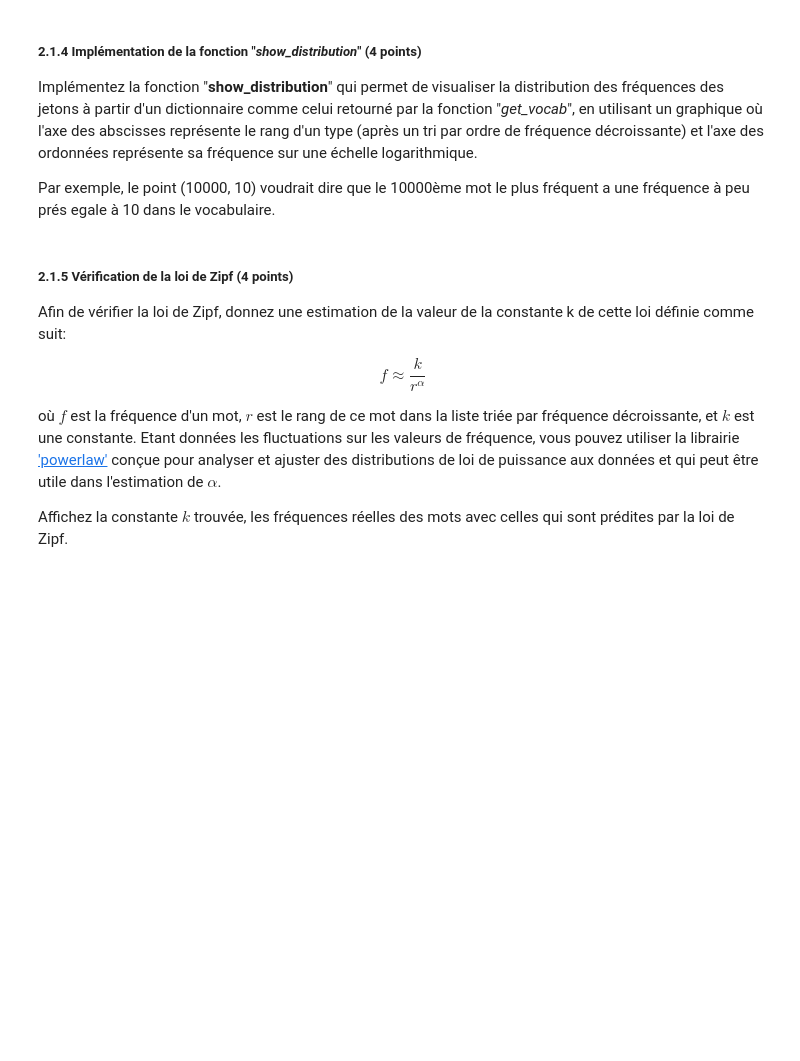
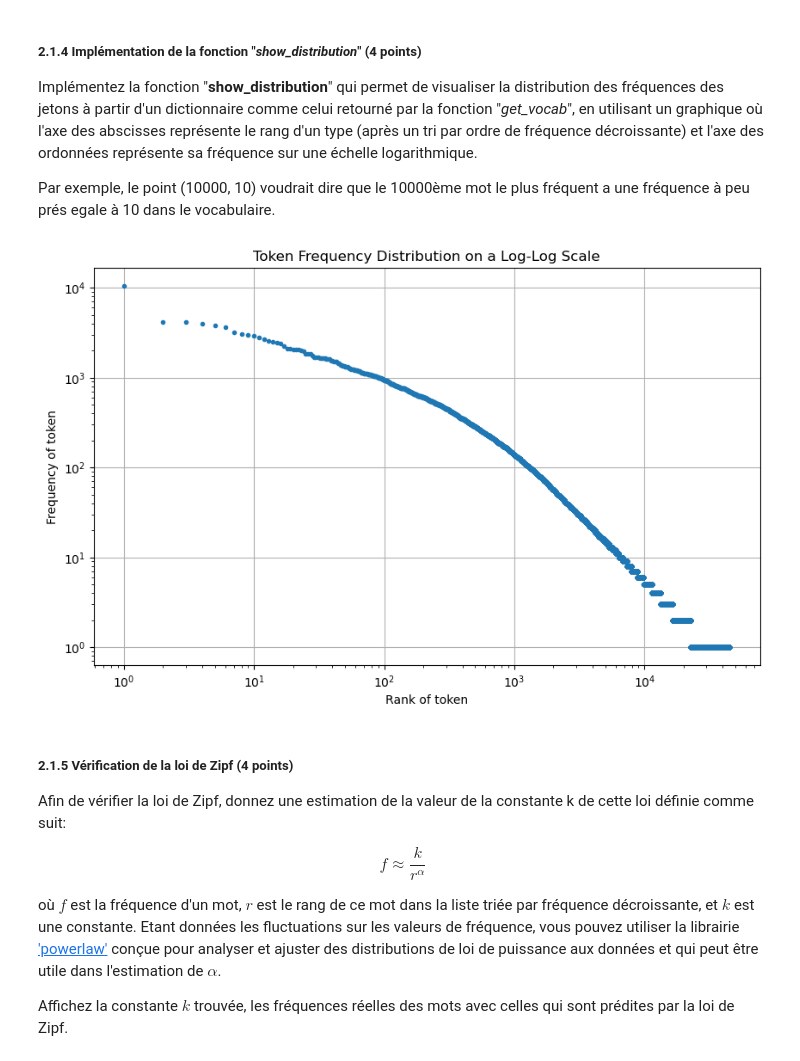
Before and after one commit to mohamedali05/TP_INF8460, a Jupyter notebook: INF8460_A24_TP1_Enonce╠ü.ipynb, the cells around one changed output. Saved outputs shown, nothing was run; the diff lists cells and outputs as text; code cells hidden in the pictures; blank space fills up the shorter version.

```diff
--- a/INF8460_A24_TP1_Enonce╠ü.ipynb
+++ b/INF8460_A24_TP1_Enonce╠ü.ipynb
@@ -585,9 +588,12 @@ def get_vocab(text_list) :
     for text in text_list :
         for type in text :
             if type not in dict :
-                dict[type] = 0
+                dict[type] = 1
             else :
                 dict[type] += 1
+    return dict
+
+dict = get_vocab(df_corpus['texts_preprocessed'])
 
 
 
@@ -612,0 +647,7 @@ Ensuite affichez les 15 jetons les plus fréquents ainsi que leur fréquence.
+# %%
+# TODO
+
+vocab = get_vocab(pd.concat([df_corpus['texts_preprocessed'] , df_claims['claims_preprocessed']]))
+show_top_N_types(vocab , 15)
+
+# END TODO
@@ -642,3 +697,26 @@ Par exemple, le point (10000, 10) voudrait dire que le 10000ème mot le plus fr
+# %%
+# TODO
+def show_distribution(vocab):
+    #print(vocab.items())
+    sorted_vocab = sorted(vocab.values(), reverse=True)
+    #print(sorted_vocab)
+
+    plt.figure(figsize=(10, 6))
+    ranks = np.arange(1, len(sorted_vocab) + 1)
+    plt.loglog(ranks, sorted_vocab, marker=".", linestyle='None')
+
+
+    plt.xlabel('Rank of token')
+    plt.ylabel('Frequency of token')
+    plt.title('Token Frequency Distribution on a Log-Log Scale')
+    plt.grid(True)
+
+show_distribution(vocab)
+
+#show_distribution(vocab)
+# END TODO
+# %% [output]
+[figure, added]
 # %% [markdown]
 ##### 2.1.5 Vérification de la loi de Zipf (4 points)
 
```
Also changed, not shown: parts of 10 cells of this notebook.
